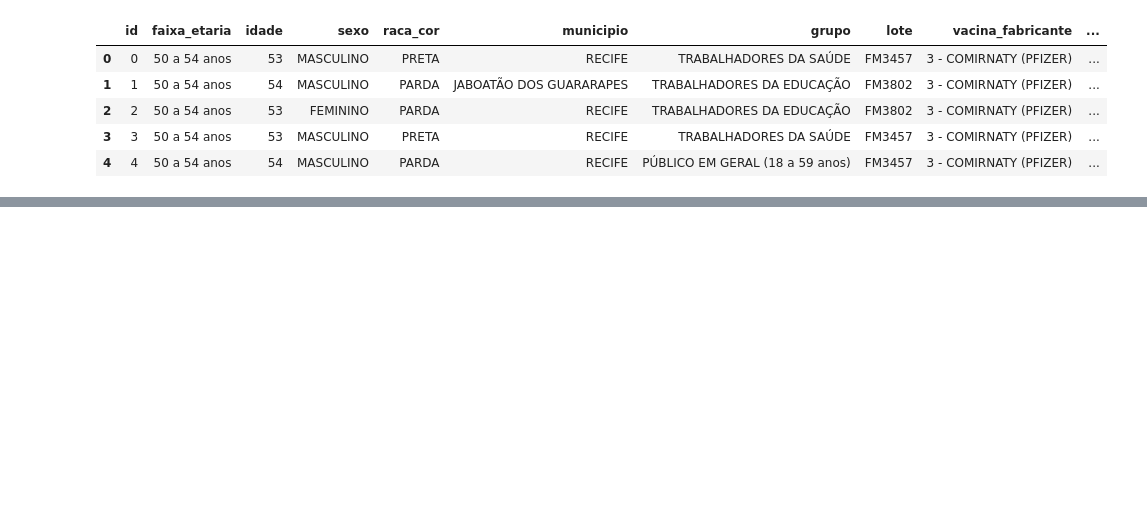
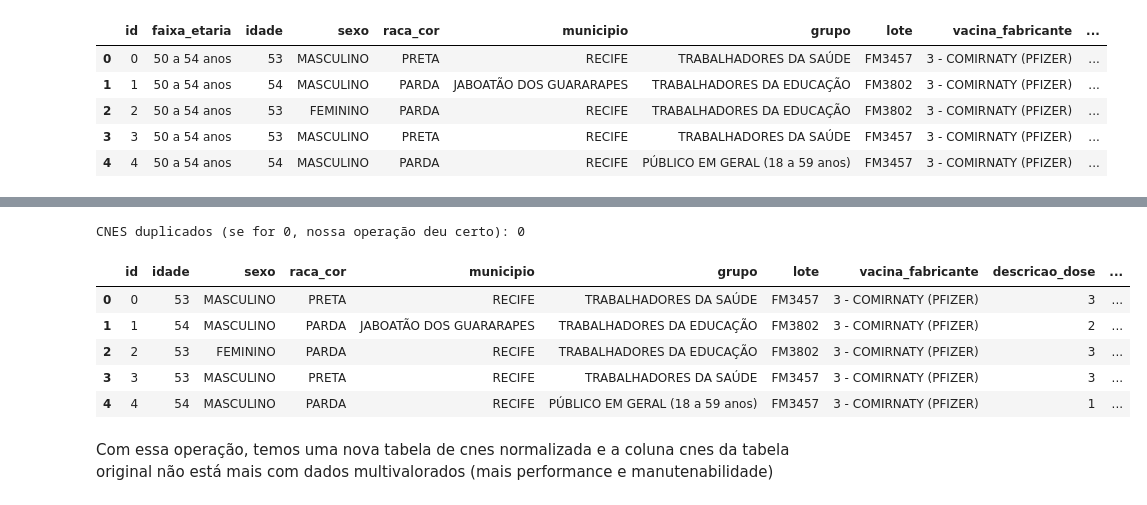
Before and after one commit to ZeusX7/data-pipeline-etl-and-elt, a Jupyter notebook: covid-19-etl.ipynb, the cells around one changed output, grey strips where cells are left out. Cells and saved outputs as stored; diff of their text form; code cells hidden in the pictures; blank space fills up the shorter version.

Commit message:
Feat: normalizando coluna 'cnes'

```diff
--- a/covid-19-etl.ipynb
+++ b/covid-19-etl.ipynb
@@ -215,0 +218,2 @@ df.head()
+# %%
+df = df.drop('faixa_etaria', axis=1)
@@ -215,0 +233,31 @@ df.head()
+# %%
+cnes_df = pd.DataFrame(df['cnes'])
+
+#utilizando regex para extrair e separar o código CNES e o nome da unidade de saúde em colunas
+cnes_df[['cnes_codigo', 'unidade_saude_nome']] = cnes_df['cnes'].str.extract(
+    r'CNES:\s*([0-9A-Z]+)\s*-\s*(.+)'
+)
+
+cnes_df = cnes_df.drop('cnes', axis=1)  # removendo a coluna original 'cnes'
+
+#removendo duplicata
+cnes_df = cnes_df.drop_duplicates(subset="cnes_codigo")
+
+duplicated_cnes = cnes_df["cnes_codigo"].duplicated().sum()
+print(f"CNES duplicados (se for 0, nossa operação deu certo): {duplicated_cnes}") # total de duplicados
+
+#alterando a tabela df e deixando apenas o código cnes agora
+df['cnes'] = df['cnes'].str.extract(r'CNES:\s*(\d{6,7})')
+df.rename(columns={'cnes': 'cnes_codigo'}, inplace=True)
+df.head()
+# %% [output]
+CNES duplicados (se for 0, nossa operação deu certo): 0
+|  | id | idade | sexo | raca_cor | municipio | grupo | lote | vacina_fabricante | descricao_dose | ... |
+| 0 | 0 | 53 | MASCULINO | PRETA | RECIFE | TRABALHADORES DA SAÚDE | FM3457 | 3 - COMIRNATY (PFIZER) | 3 | ... |
+| 1 | 1 | 54 | MASCULINO | PARDA | JABOATÃO DOS GUARARAPES | TRABALHADORES DA EDUCAÇÃO | FM3802 | 3 - COMIRNATY (PFIZER) | 2 | ... |
+| 2 | 2 | 53 | FEMININO | PARDA | RECIFE | TRABALHADORES DA EDUCAÇÃO | FM3802 | 3 - COMIRNATY (PFIZER) | 3 | ... |
+| 3 | 3 | 53 | MASCULINO | PRETA | RECIFE | TRABALHADORES DA SAÚDE | FM3457 | 3 - COMIRNATY (PFIZER) | 3 | ... |
+| 4 | 4 | 54 | MASCULINO | PARDA | RECIFE | PÚBLICO EM GERAL (18 a 59 anos) | FM3457 | 3 - COMIRNATY (PFIZER) | 1 | ... |
+# %% [markdown]
+Com essa operação, temos uma nova tabela de cnes normalizada e a coluna cnes da tabela original não está mais com dados multivalorados
+(mais performance e manutenabilidade)
```
Also changed, not shown: parts of 4 cells of this notebook.
